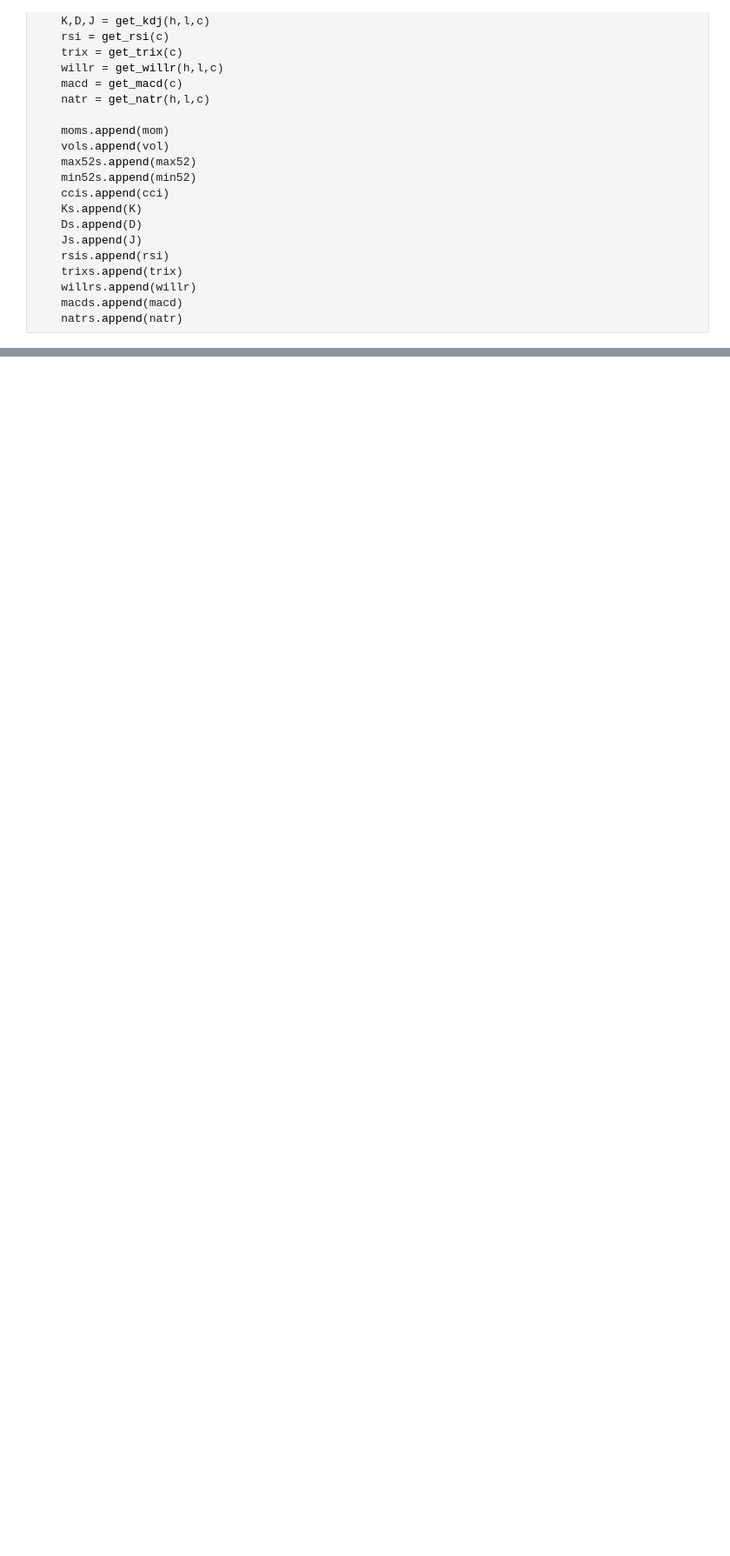
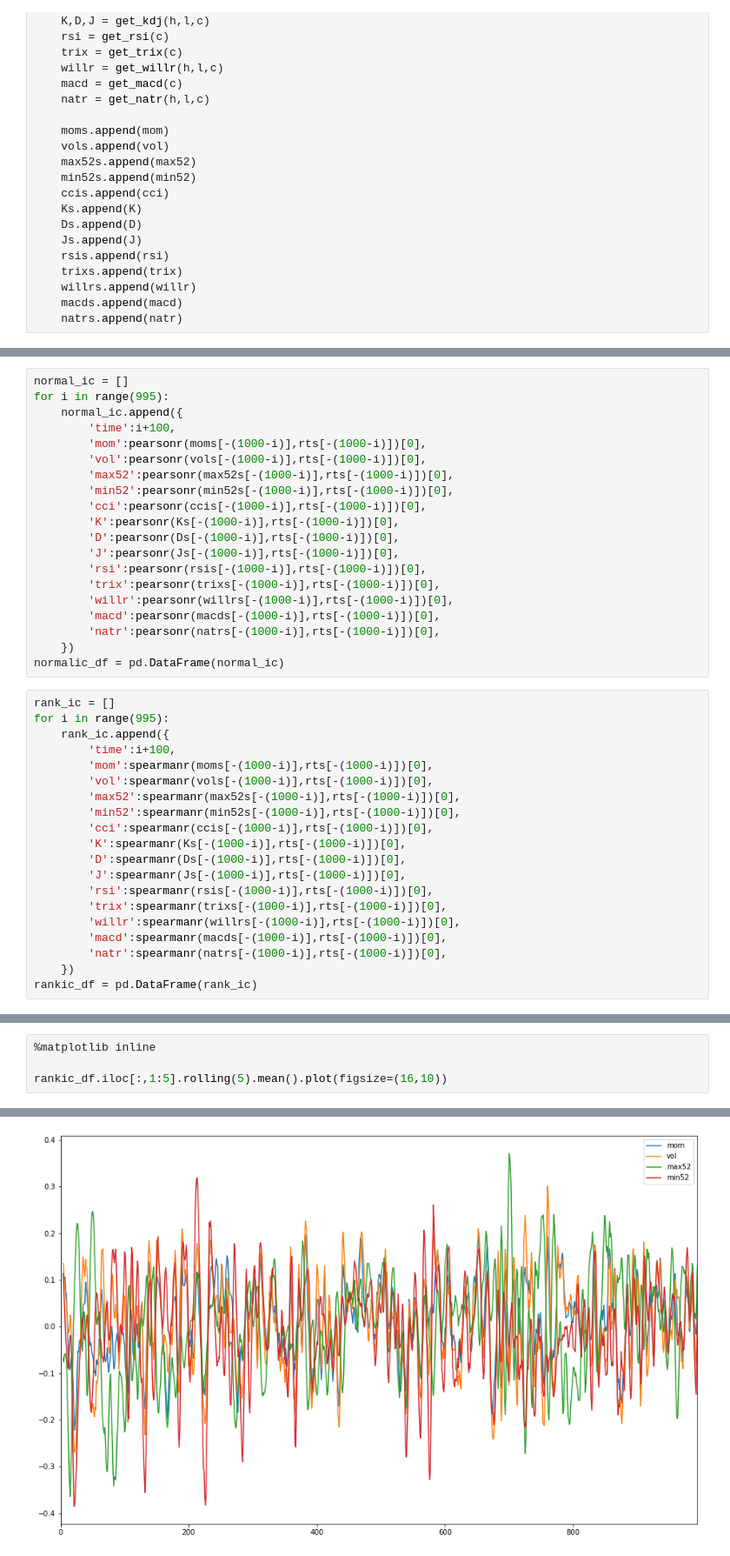
Before and after one commit to VoidFly/JKQ, a Jupyter notebook: research.ipynb, the cells around one changed output, grey strips where cells are left out. Shown: that part at 87% size. Drawn from its saved outputs; the diff is of its cells as text; blank space fills up the shorter version.

```diff
--- a/research.ipynb
+++ b/research.ipynb
@@ -72,0 +106,40 @@ for i in range(100,1100):
+# %%
+normal_ic = []
+for i in range(995):
+    normal_ic.append({
+        'time':i+100,
+        'mom':pearsonr(moms[-(1000-i)],rts[-(1000-i)])[0],
+        'vol':pearsonr(vols[-(1000-i)],rts[-(1000-i)])[0],
+        'max52':pearsonr(max52s[-(1000-i)],rts[-(1000-i)])[0],
+        'min52':pearsonr(min52s[-(1000-i)],rts[-(1000-i)])[0],
+        'cci':pearsonr(ccis[-(1000-i)],rts[-(1000-i)])[0],
+        'K':pearsonr(Ks[-(1000-i)],rts[-(1000-i)])[0],
+        'D':pearsonr(Ds[-(1000-i)],rts[-(1000-i)])[0],
+        'J':pearsonr(Js[-(1000-i)],rts[-(1000-i)])[0],
+        'rsi':pearsonr(rsis[-(1000-i)],rts[-(1000-i)])[0],
+        'trix':pearsonr(trixs[-(1000-i)],rts[-(1000-i)])[0],
+        'willr':pearsonr(willrs[-(1000-i)],rts[-(1000-i)])[0],
+        'macd':pearsonr(macds[-(1000-i)],rts[-(1000-i)])[0],
+        'natr':pearsonr(natrs[-(1000-i)],rts[-(1000-i)])[0],
+    })
+normalic_df = pd.DataFrame(normal_ic)
+# %%
+rank_ic = []
+for i in range(995):
+    rank_ic.append({
+        'time':i+100,
+        'mom':spearmanr(moms[-(1000-i)],rts[-(1000-i)])[0],
+        'vol':spearmanr(vols[-(1000-i)],rts[-(1000-i)])[0],
+        'max52':spearmanr(max52s[-(1000-i)],rts[-(1000-i)])[0],
+        'min52':spearmanr(min52s[-(1000-i)],rts[-(1000-i)])[0],
+        'cci':spearmanr(ccis[-(1000-i)],rts[-(1000-i)])[0],
+        'K':spearmanr(Ks[-(1000-i)],rts[-(1000-i)])[0],
+        'D':spearmanr(Ds[-(1000-i)],rts[-(1000-i)])[0],
+        'J':spearmanr(Js[-(1000-i)],rts[-(1000-i)])[0],
+        'rsi':spearmanr(rsis[-(1000-i)],rts[-(1000-i)])[0],
+        'trix':spearmanr(trixs[-(1000-i)],rts[-(1000-i)])[0],
+        'willr':spearmanr(willrs[-(1000-i)],rts[-(1000-i)])[0],
+        'macd':spearmanr(macds[-(1000-i)],rts[-(1000-i)])[0],
+        'natr':spearmanr(natrs[-(1000-i)],rts[-(1000-i)])[0],
+    })
+rankic_df = pd.DataFrame(rank_ic)
@@ -72,0 +158,5 @@ for i in range(100,1100):
+# %%
+%matplotlib inline
+
+rankic_df.iloc[:,1:5].rolling(5).mean().plot(figsize=(16,10))
+# %% [output]
@@ -72,0 +164 @@ for i in range(100,1100):
+[figure, added]
```
Also changed, not shown: parts of 15 cells of this notebook, 2 other files.
